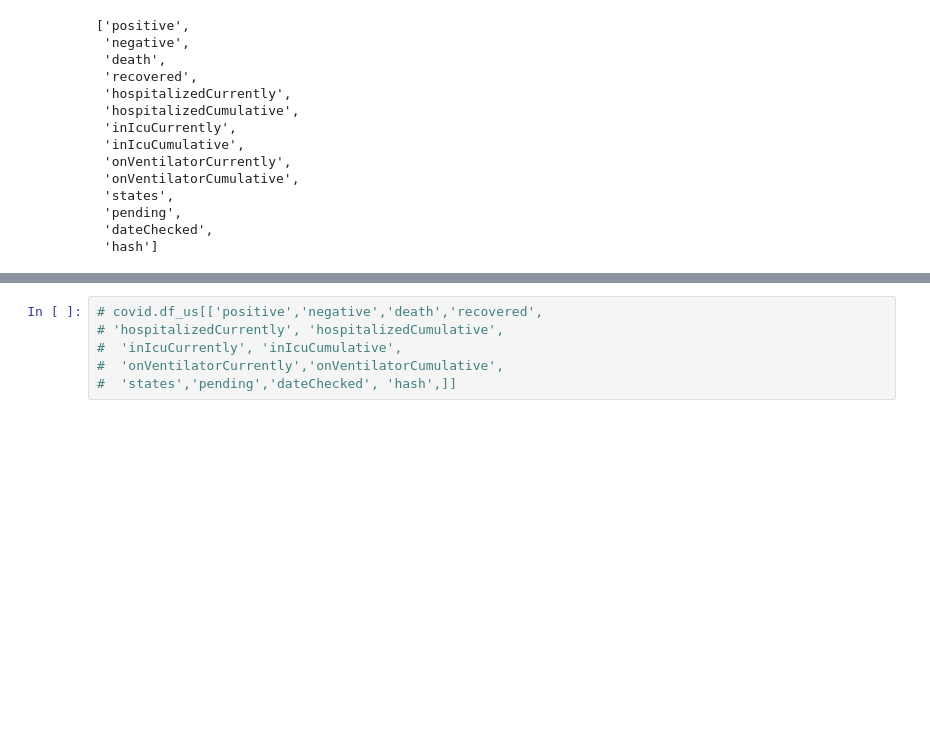
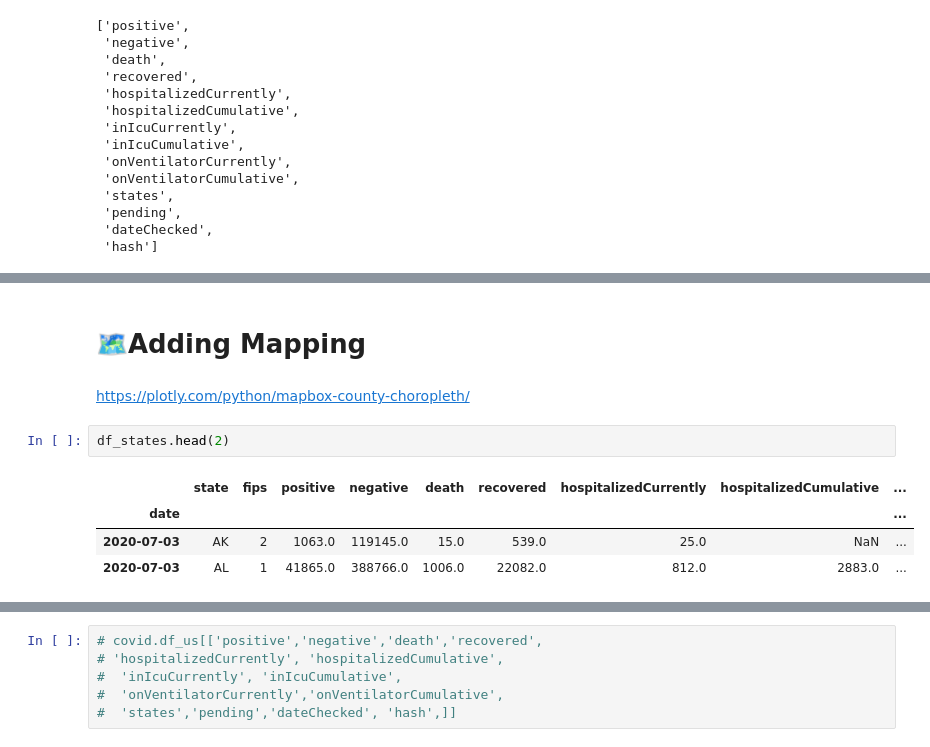
Before and after one commit to jirvingphd/playing-with-coronavirus-data, a Jupyter notebook: coronavirus-v2-post-classes.ipynb, the cells around one changed output, grey strips where cells are left out. Saved outputs shown, nothing was run; the diff lists cells and outputs as text; blank space fills up the shorter version.

```diff
--- a/coronavirus-v2-post-classes.ipynb
+++ b/coronavirus-v2-post-classes.ipynb
@@ -451,0 +455,11 @@ covid.columns_us['good']
+# %% [markdown]
+# 🗺Adding Mapping
+# %% [markdown]
+https://plotly.com/python/mapbox-county-choropleth/
+# %%
+df_states.head(2)
+# %% [output]
+|  | state | fips | positive | negative | death | recovered | hospitalizedCurrently | hospitalizedCumulative | ... |
+| date |  |  |  |  |  |  |  |  | ... |
+| 2020-07-03 | AK | 2 | 1063.0 | 119145.0 | 15.0 | 539.0 | 25.0 | NaN | ... |
+| 2020-07-03 | AL | 1 | 41865.0 | 388766.0 | 1006.0 | 22082.0 | 812.0 | 2883.0 | ... |
```
Also changed, not shown: parts of 42 cells of this notebook, 4 other files.
